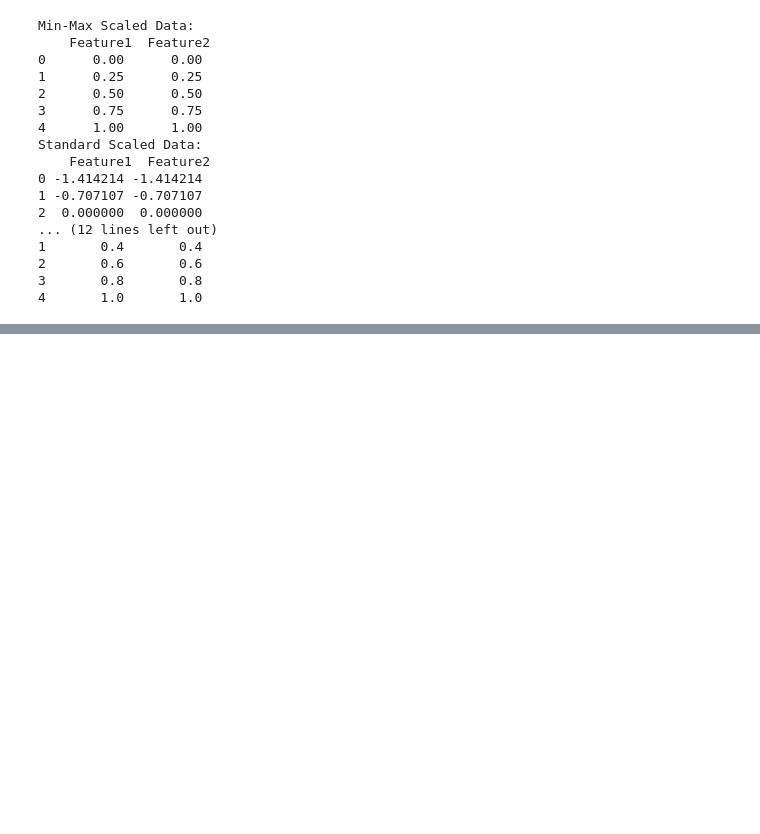
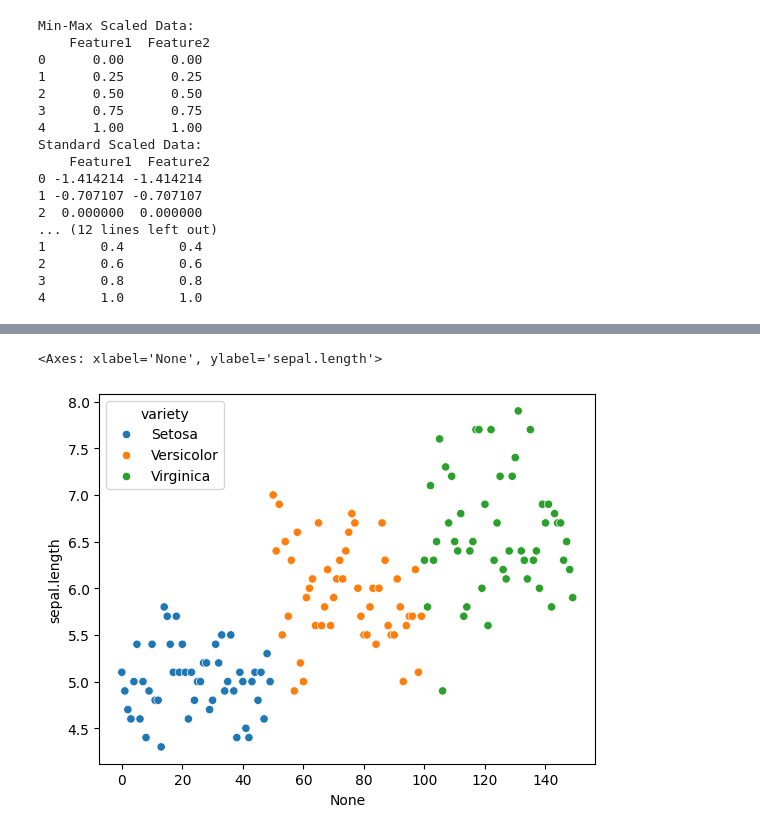
Before and after one commit to samwanyua/Python-Machine-Learning-Tutorial, a Jupyter notebook: Python_for_data_science/notebook.ipynb, the cells around one changed output, grey strips where cells are left out. Cells and saved outputs as stored; diff of their text form; code cells hidden in the pictures; blank space fills up the shorter version.

```diff
--- a/Python_for_data_science/notebook.ipynb
+++ b/Python_for_data_science/notebook.ipynb
@@ -225,3 +225,7 @@ Standard Scaled Data:
 2       0.6       0.6
 3       0.8       0.8
 4       1.0       1.0
+# %%
+import seaborn as sns
+df = pd.read_csv('iris.csv')
+df
@@ -227,0 +246,7 @@ Standard Scaled Data:
+# %%
+x_axis = df.index
+y_axis = df['sepal.length']
+sns.scatterplot(x=x_axis, y=y_axis, hue=df['variety'])
+# %% [output]
+<Axes: xlabel='None', ylabel='sepal.length'>
+[figure, added]
```
Also changed, not shown: parts of 1 cell of this notebook, 1 other file.
